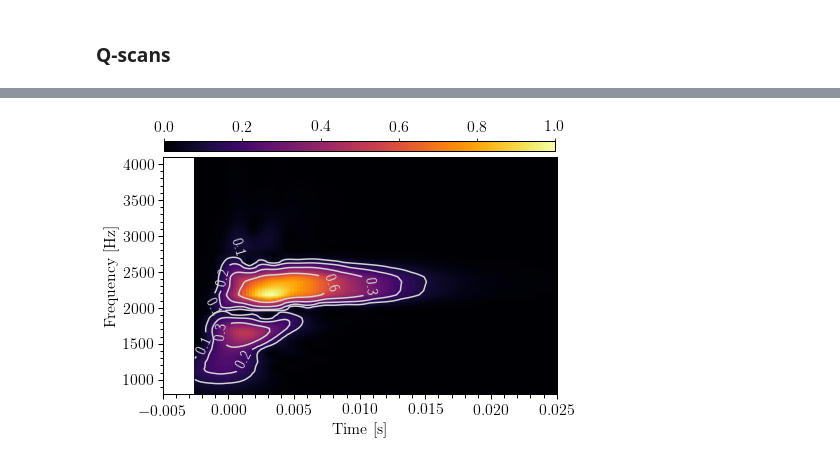
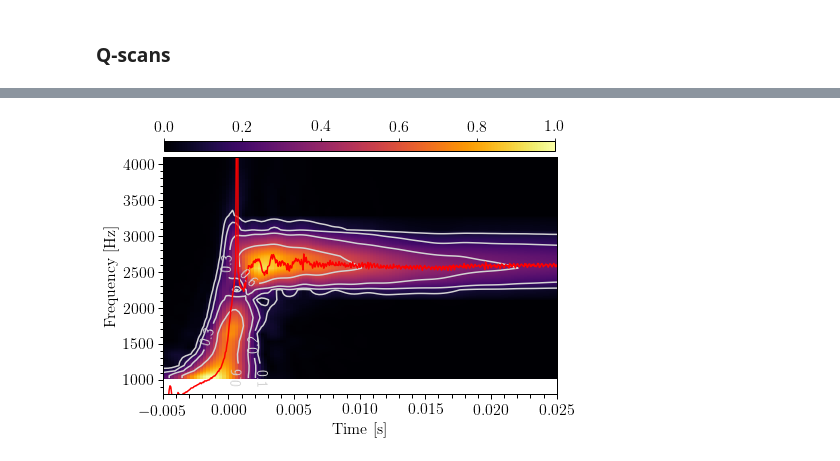
Before and after one commit to BNS-bursts/utils, a Jupyter notebook: bns-bursts.ipynb, the cells around one changed output, grey strips where cells are left out. Saved outputs shown, nothing was run; the diff lists cells and outputs as text; code cells hidden in the pictures.

```diff
--- a/bns-bursts.ipynb
+++ b/bns-bursts.ipynb
@@ -72,8 +75,8 @@ ifonames=[r'$\mathrm{aLIGO}$',r'$\mathrm{Einstein}$', r'$\mathrm{Cosmic Explorer
 Choice of waveform (filename), EOS, masses, ...
 Note that the name convention below only applies to Bauswein waveforms; we'll need a different routine for Trento/Frankfurt
 # %%
-EOS="TM1"
-mass=(1.35,1.35)
+EOS="NL3"
+mass=(1.9,1.9)
 
 # Construct waveform label: EOS(lower case)_mass1mass2.h5
 if EOS=="DD2":
@@ -106,7 +109,7 @@ hp, hc = get_td_waveform(approximant='NR_hdf5',
                                  mass2=f.attrs['mass2']*sum(mass),
                                  spin1z=f.attrs['spin1z'],
                                  spin2z=f.attrs['spin2z'],
-                                 delta_t=1.0/16384.,
+                                 delta_t=1.0/sample_frequency,
                                  f_lower=10.,
                                  inclination=0.0,
                                  coa_phase=0.0,
@@ -114,9 +117,9 @@ hp, hc = get_td_waveform(approximant='NR_hdf5',
 
 f.close()
 
-# Resize / zero-pad
-hp.resize(163840)
-hc.resize(163840)
+# Resize / zero-pad to 10 seconds
+hp.resize(10*sample_frequency)
+hc.resize(10*sample_frequency)
 
 # Truncate and taper from maximum
 delay=0#int(1e-3 / delta_t)
@@ -370,2 +352,10 @@ plt.show()
 # %% [markdown]
 ### Q-scans
+# %%
+hp_red = hp[:sample_frequency]
+hp_red.data += 1e-28 * np.random.randn(len(hp_red))
+
+dT=1./4096
+logfsteps=1024
+f_range=(1024,4096)
+# q_range=(128,128)
@@ -372,29 +415,45 @@ plt.show()
+# %%
+# --- Final Qscan
+
+Q0 = Qs[np.argmin(shannon)]
+Q0 = 16
+
+qtimes, qfreqs, qplane = hp_red.qtransform(dT, logfsteps=logfsteps,
+                                           qrange=(Q0,Q0),
+                                           frange=f_range)
+qplane /= qplane.max()
+
+qtimes -= hp_red.sample_times[np.argmax(abs(hp_red))]
 # %%
 fig, ax = plt.subplots(figsize=fig_size)
 
 p_qstrain = ax.pcolormesh(qtimes, qfreqs, np.sqrt(abs(qplane)),
                           cmap='inferno', rasterized=False,
                          vmin=0,vmax=1)
 
 c_qstrain = ax.contour(qtimes, qfreqs, np.sqrt(abs(qplane)),
             colors='lightgray', levels=np.logspace(-1,0,5))
 
+
 cbaxes = fig.add_axes([0.1275, 0.9, 0.77, 0.03])
 cbar=fig.colorbar(p_qstrain, orientation='horizontal', cax=cbaxes)
 
 cbar.ax.xaxis.set_ticks_position('top')
 cbar.ax.xaxis.set_label_position('top')
 
 ax.set_xlim(-0.005,0.025)
 ax.set_ylim(800,4096)
 
+
+ax.plot(time[:-1], frequency, color='r')
+
 ax.set_xlabel(r'$\textrm{Time [s]}$')
 ax.set_ylabel(r'$\textrm{Frequency [Hz]}$')
 ax.clabel(c_qstrain, inline=1, fmt="%.1f", fontsize=14)
 ax.minorticks_on()
 
 touchbox(ax)
 
 plt.show()
 # %% [output]
-[figure, old version]
+[figure, new version]
```
Also changed, not shown: parts of 23 cells of this notebook, 2 other files.
